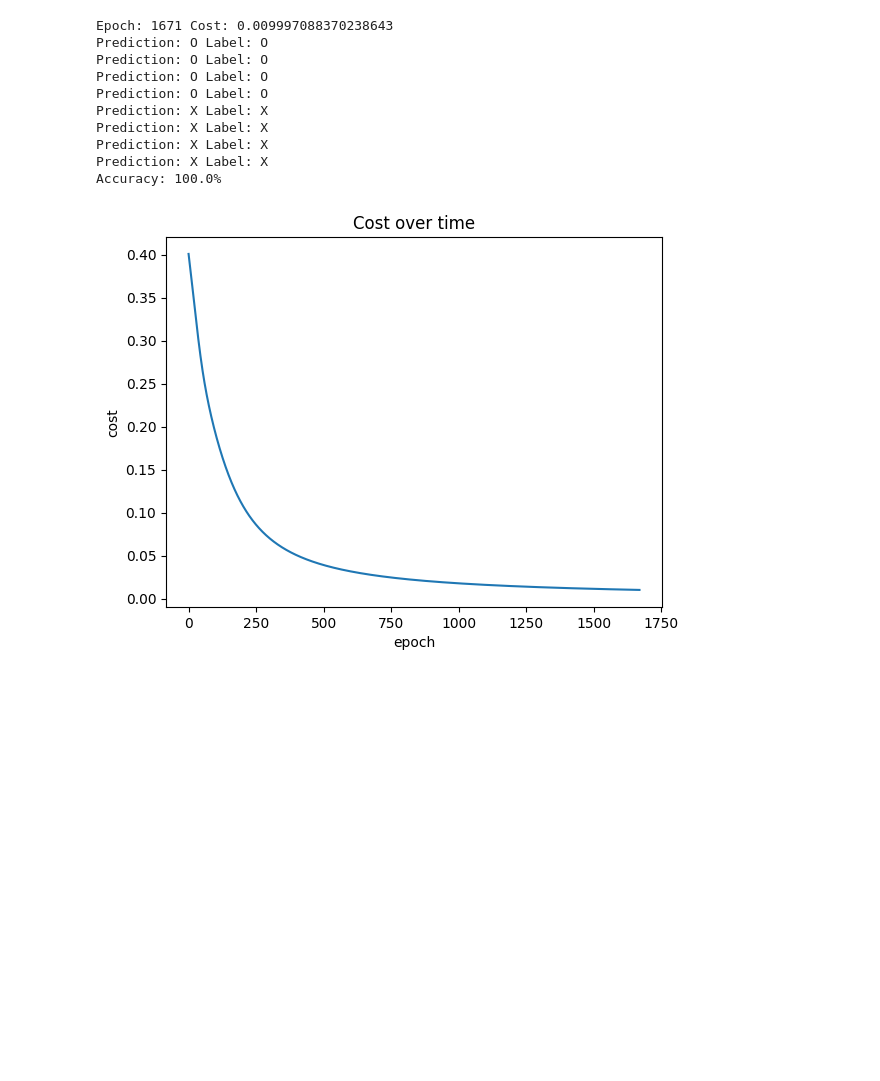
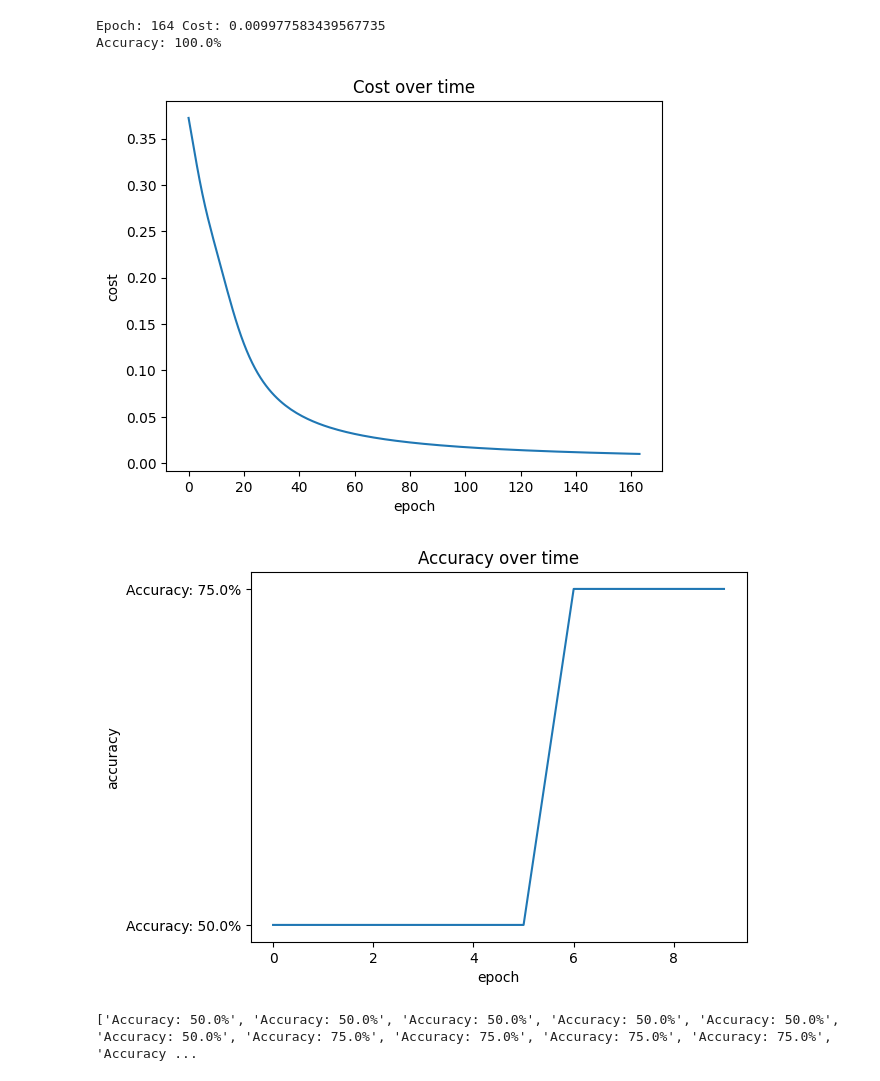
Before and after one commit to Jkachoura/symbol_recognizer, a Jupyter notebook: test.ipynb, the cells around one changed output. Drawn from its saved outputs; the diff is of its cells as text; code cells hidden in the pictures; blank space fills up the shorter version.

Commit message:
add cond label func

```diff
--- a/test.ipynb
+++ b/test.ipynb
@@ -6,27 +6,27 @@ import data as dt
 import neural_network as nn
 # %%
 neural_network = nn.NeuralNetwork(dt.inputDim, dt.outputDim)
-neural_network.train(dt.trainingSet, dt.maxCost, 0.01)
+neural_network.train(dt.trainingSet, dt.maxCost, 0.1)
 
 print(neural_network.accuracy(dt.testSet))
 # %% [output]
-Epoch: 1671 Cost: 0.009997088370238643
-Prediction: O Label: O
-Prediction: O Label: O
-Prediction: O Label: O
-Prediction: O Label: O
-Prediction: X Label: X
-Prediction: X Label: X
-Prediction: X Label: X
-Prediction: X Label: X
+Epoch: 164 Cost: 0.009977583439567735
 Accuracy: 100.0%
 # %%
 import matplotlib.pyplot as plt
 
 plt.plot(neural_network.costs)
 plt.xlabel('epoch')
 plt.ylabel('cost')
 plt.title('Cost over time')
 plt.show()
+
+plt.plot(neural_network.accuracies)
+plt.xlabel('epoch')
+plt.ylabel('accuracy')
+plt.title('Accuracy over time')
+plt.show()
 # %% [output]
-[figure, old version]
+[figure, new version]
+[figure, added]
+['Accuracy: 50.0%', 'Accuracy: 50.0%', 'Accuracy: 50.0%', 'Accuracy: 50.0%', 'Accuracy: 50.0%', 'Accuracy: 50.0%', 'Accuracy: 75.0%', 'Accuracy: 75.0%', 'Accuracy: 75.0%', 'Accuracy: 75.0%', 'Accuracy ...
```
